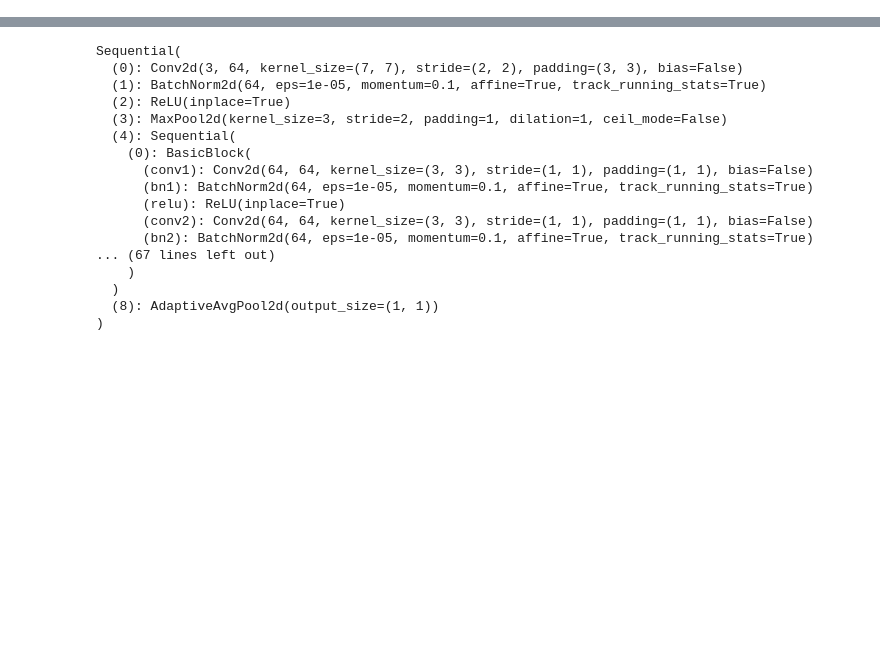
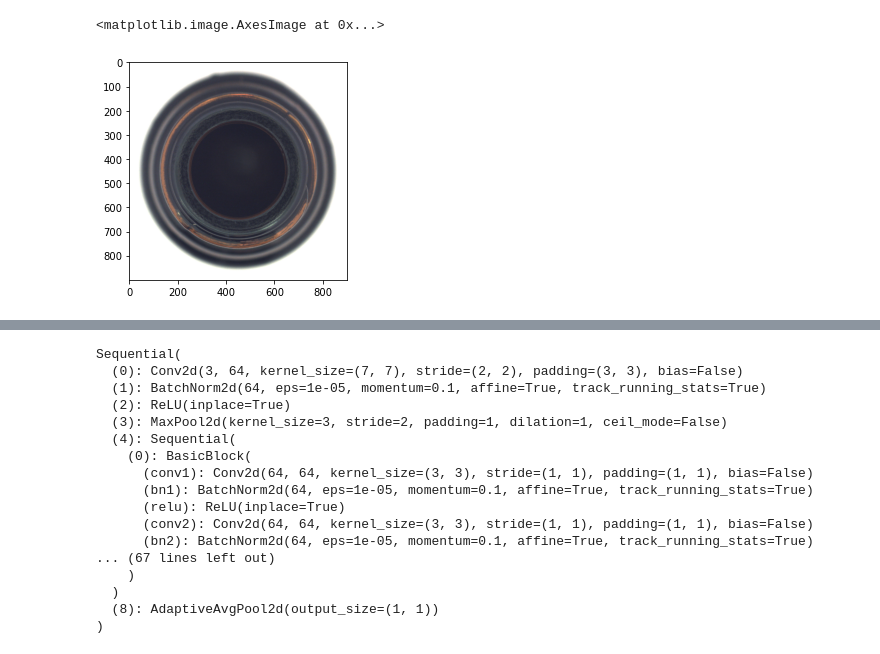
Before and after one commit to dcacciarelli/active-learning-quality-engineering, a Jupyter notebook: feature_extraction.ipynb, the cells around one changed output, grey strips where cells are left out. Cells and saved outputs as stored; diff of their text form; code cells hidden in the pictures; blank space fills up the shorter version.

```diff
--- a/feature_extraction.ipynb
+++ b/feature_extraction.ipynb
@@ -11,6 +13,12 @@ from torch.utils.data import DataLoader
 # Importing images (from a folder containing both good and faulty images)
 path = '/Users/dcac/Data/computer_vision/images_anomaly_detection/bottle_mixed/'
 # path = '/Users/dcac/Data/computer_vision/images_anomaly_detection/metal_nut_mixed/'
+# %%
+img = Image.open(path+"0_good/000.png")
+plt.imshow(img)
+# %% [output]
+<matplotlib.image.AxesImage at 0x...>
+[figure, added]
 # %%
 # Transformations (e.g., cropping and normalization) required by torchvision pretrained models
 transformations = transforms.Compose([transforms.RandomResizedCrop(224),
```
Also changed, not shown: parts of 5 cells of this notebook, 3 other files.
